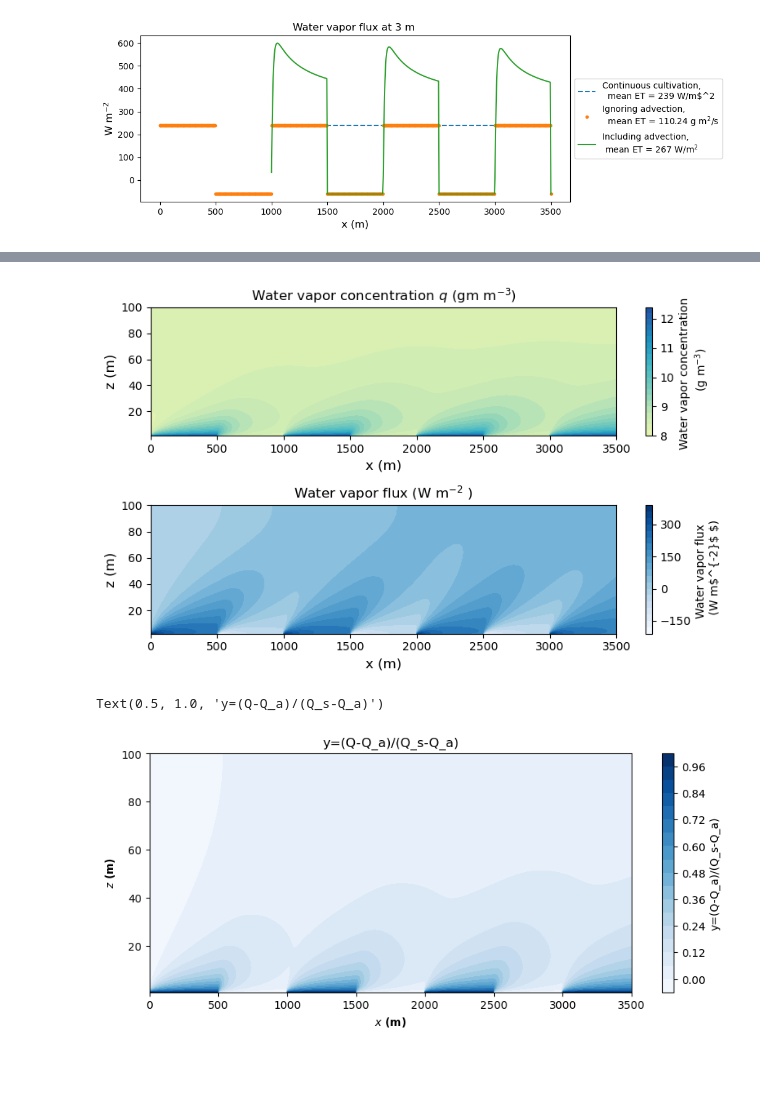
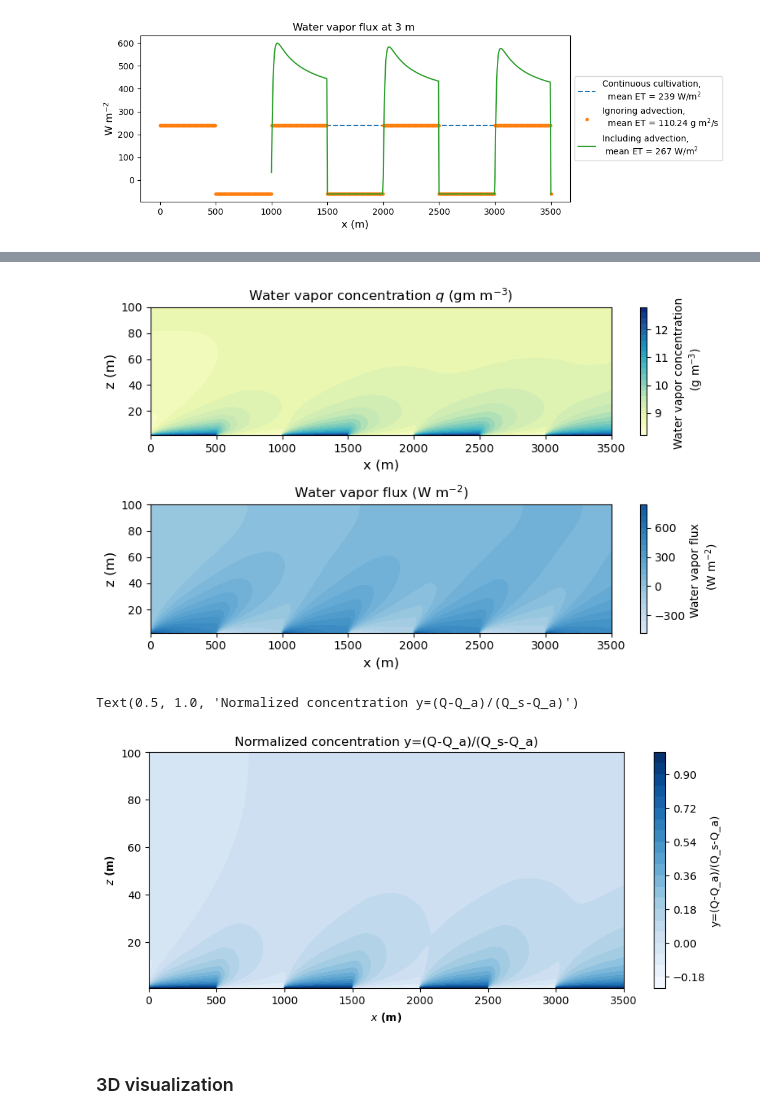
Before and after one commit to octavia-crompton/suttons-problem, a Jupyter notebook: notebooks/advection - repeat patches.ipynb, the cells around one changed output, grey strips where cells are left out. Saved outputs shown, nothing was run; the diff lists cells and outputs as text; code cells hidden in the pictures; blank space fills up the shorter version.

```diff
--- a/notebooks/advection - repeat patches.ipynb
+++ b/notebooks/advection - repeat patches.ipynb
@@ -14,13 +16,9 @@ from sutton import *
 # %%
-from sutton import Params, saturation_vapor_pressure, vapor_concentration_RH
-import numpy as np
-import math
-
 def get_params(fallow_fraction = 0.5,
                fallow_length = 500,
                T_c = 30, T_f = 50,
                RH_c = 43, RH_f = 12):
-    # Build using Params then augment with notebook-specific values
+    """Build parameter dictionary from Params defaults with notebook-specific overrides."""
     zom = 0.22
     p = Params(Lx=3500, Hmax=100, dz=0.5, dx=5, zom_f=zom, zom_c=zom)
     p.fallow_fraction = fallow_fraction
@@ -31,7 +29,7 @@ def get_params(fallow_fraction = 0.5,
     p.RH_f = RH_f
     d = p.to_dict()
 
-    # Surface conditions (override to match this notebook)
+    # Surface vapor concentrations
     es_c = saturation_vapor_pressure(T_c + 273.15)
     Q_c = vapor_concentration_RH(T_c, RH_c)
     es_f = saturation_vapor_pressure(T_f + 273.15)
@@ -43,15 +41,14 @@ def get_params(fallow_fraction = 0.5,
     print(f"Fallow \nSaturation vapor pressure at T={T_f}°C, RH={RH_f}% is {es_f:.2f} Pa")
     print(f"Water vapor concentration is {Q_f:.2f} g/m³")
 
-    # Patch geometry (explicit for clarity)
+    # Patch geometry
     patch_size = int(fallow_length / d['dx'])
     gap_size = int(patch_size * (1 - fallow_fraction) / fallow_fraction) if fallow_fraction > 0 else 0
 
-    # Compute legacy single ustar using 10 m reference like original notebook
+    # Friction velocity from log-law at 10 m reference height
     Ubar_10 = 4.0
     ustar = d['k'] * Ubar_10 / np.log(10.0 / zom)
 
-    # Assemble expected keys
     d.update({
         'fallow_fraction': fallow_fraction,
         'fallow_length': fallow_length,
@@ -458,49 +402,49 @@ plt.show()
 # %%
-# Reduce the number of tick labels for colorbars
+# Same as above with reduced colorbar ticks for cleaner presentation
 import matplotlib.ticker as ticker
 from matplotlib.colors import LinearSegmentedColormap
 
-# Create custom colormap
 blues = ['#ffffd9','#edf8b1','#c7e9b4','#7fcdbb','#41b6c4','#1d91c0','#225ea8','#0c2c84']
 custom_cmap = LinearSegmentedColormap.from_list('custom_blues', blues)
 
-plt.figure(figsize=(8,5))
+# Set color extremes from values at ~1 m above the surface
+iz_1m = np.argmin(np.abs(z - 1.0))
+q_vmin, q_vmax = Q[:, iz_1m].min(), Q[:, iz_1m].max()
+f_vmin, f_vmax = (FluxQ_neg[:, iz_1m] * 2260).min(), (FluxQ_neg[:, iz_1m] * 2260).max()
 
-# Subplot 1: Water vapor concentration
+plt.figure(figsize=(8, 5))
+
 plt.subplot(2, 1, 1)
-contour1 = plt.contourf(x, z[1:], Q[:, 1:].T, 25, cmap=custom_cmap, vmax=13, vmin=7)
+contour1 = plt.contourf(x, z[1:], Q[:, 1:].T, 25, cmap=custom_cmap, vmin=q_vmin, vmax=q_vmax)
 cbar1 = plt.colorbar(contour1, label='Water vapor concentration \n (g m$^{-3}$)')
-cbar1.ax.yaxis.set_major_locator(ticker.MaxNLocator(nbins=5))  # Reduce tick labels
+cbar1.ax.yaxis.set_major_locator(ticker.MaxNLocator(nbins=5))
 plt.xlabel('x (m)', fontsize=12, fontweight='normal')
 plt.ylabel('z (m)', fontsize=12, fontweight='normal')
 plt.title('Water vapor concentration $q$ (gm m$^{-3}$)', fontsize=12)
 
-# Subplot 2: Water vapor flux
 plt.subplot(2, 1, 2)
-contour2 = plt.contourf(x, z[3:], FluxQ_neg[:, 3:].T.round(4)*2260, 20, cmap='Blues')
-cbar2 = plt.colorbar(contour2, label='Water vapor flux \n (W m$^{-2}$ $)')
-cbar2.ax.yaxis.set_major_locator(ticker.MaxNLocator(nbins=5))  # Reduce tick labels
+contour2 = plt.contourf(x, z[3:], FluxQ_neg[:, 3:].T.round(4) * 2260, 20, cmap='Blues', vmin=f_vmin, vmax=f_vmax)
+cbar2 = plt.colorbar(contour2, label='Water vapor flux \n (W m$^{-2}$)')
+cbar2.ax.yaxis.set_major_locator(ticker.MaxNLocator(nbins=5))
 plt.xlabel('x (m)', fontsize=12, fontweight='normal')
 plt.ylabel('z (m)', fontsize=12, fontweight='normal')
-plt.title('Water vapor flux (W m$^{-2}$ )', fontsize=12)
+plt.title('Water vapor flux (W m$^{-2}$)', fontsize=12)
 
-# Adjust layout
 plt.tight_layout()
 plt.show()
 # %% [output]
-[figure, old version]
+[figure, new version]
 # %%
-
-# Normalized concentration
+# Normalized concentration: (Q - Q_a) / (Q_c - Q_a)
 Q_d = (Q - Q_a) / (Q_c - Q_a)
 
-plt.figure(3, figsize = (10,4))
+plt.figure(3, figsize = (10, 4))
 plt.clf()
-plt.contourf(x, z, Q_d.T, 20, vmax =1, cmap='Blues')
+plt.contourf(x, z, Q_d.T, 20, vmax=1, cmap='Blues')
 plt.xlabel(r'$\it{x}$ (m)', fontweight='bold', fontsize=10)
 plt.ylabel(r'$\it{z}$ (m)', fontweight='bold', fontsize=10)
 plt.colorbar(label='y=(Q-Q_a)/(Q_s-Q_a)')
-plt.title('y=(Q-Q_a)/(Q_s-Q_a)')
+plt.title('Normalized concentration y=(Q-Q_a)/(Q_s-Q_a)')
 # %% [output]
-Text(0.5, 1.0, 'y=(Q-Q_a)/(Q_s-Q_a)')
+Text(0.5, 1.0, 'Normalized concentration y=(Q-Q_a)/(Q_s-Q_a)')
-[figure, old version]
+[figure, new version]
@@ -528 +451,3 @@ X, Z = np.meshgrid(x, z)
+# %% [markdown]
+### 3D visualization
 # %%
```
Also changed, not shown: parts of 24 cells of this notebook, 25 other files.
